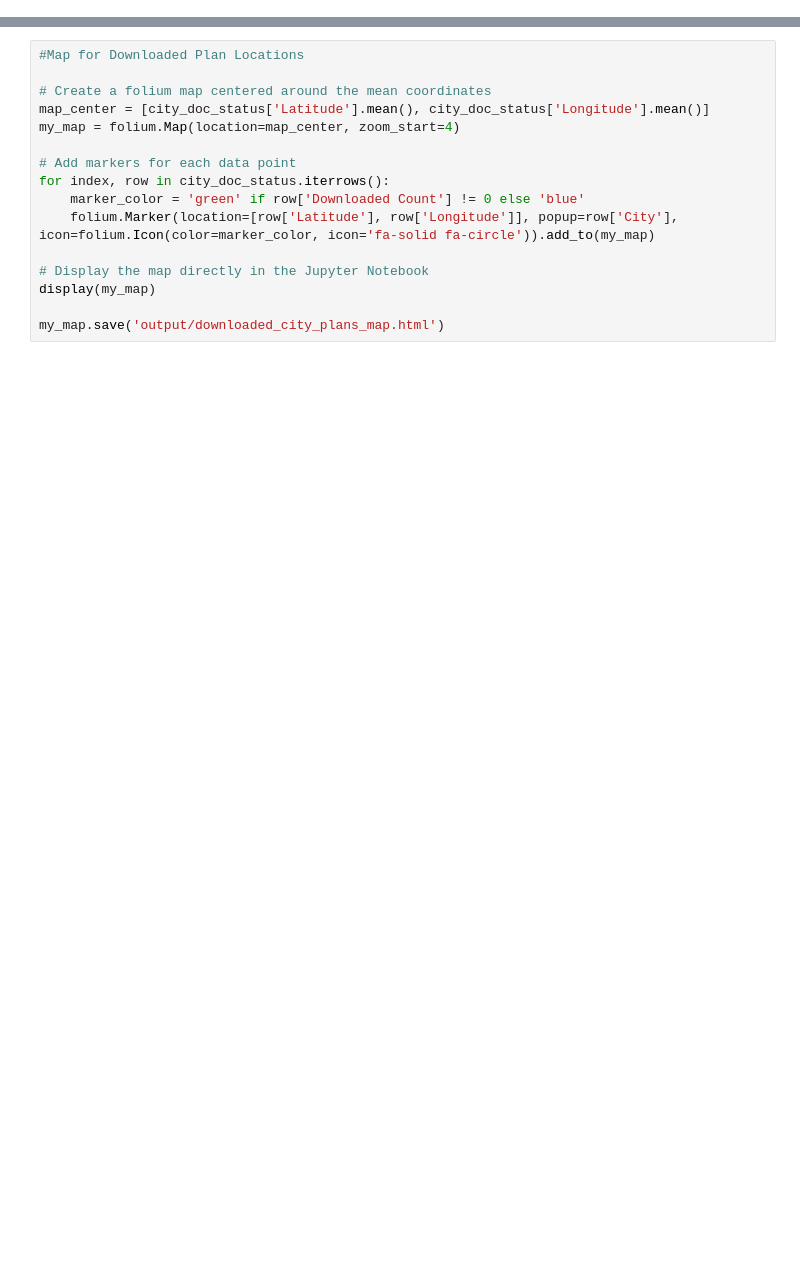
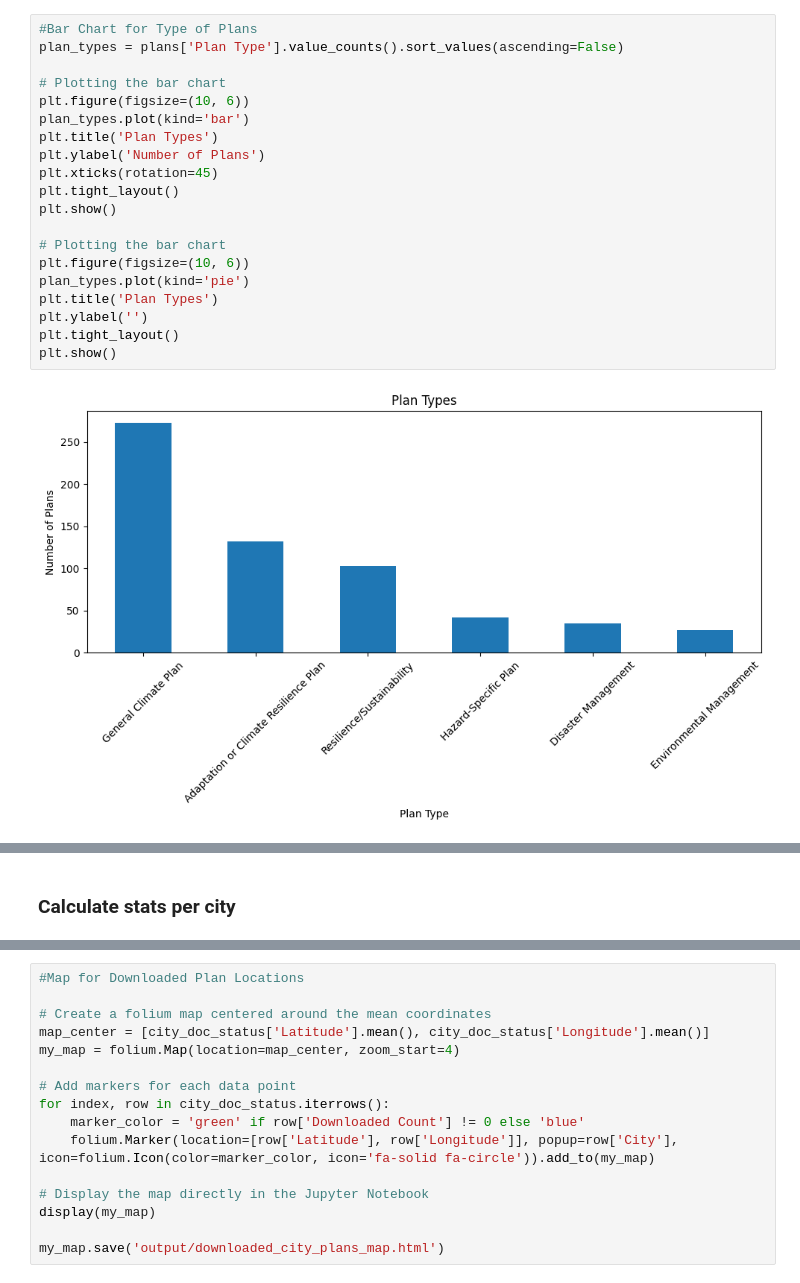
Before and after one commit to sruti/urban-adaptation-nlp, a Jupyter notebook: plan_stats.ipynb, the cells around one changed output, grey strips where cells are left out. Saved outputs shown, nothing was run; the diff lists cells and outputs as text; blank space fills up the shorter version.

```diff
--- a/plan_stats.ipynb
+++ b/plan_stats.ipynb
@@ -12,0 +125,22 @@ plans
+# %%
+#Bar Chart for Type of Plans
+plan_types = plans['Plan Type'].value_counts().sort_values(ascending=False)
+
+# Plotting the bar chart
+plt.figure(figsize=(10, 6))
+plan_types.plot(kind='bar')
+plt.title('Plan Types')
+plt.ylabel('Number of Plans')
+plt.xticks(rotation=45)
+plt.tight_layout()
+plt.show()
+
+# Plotting the bar chart
+plt.figure(figsize=(10, 6))
+plan_types.plot(kind='pie')
+plt.title('Plan Types')
+plt.ylabel('')
+plt.tight_layout()
+plt.show()
+# %% [output]
+[figure, added]
@@ -12,0 +148,2 @@ plans
+# %% [markdown]
+### Calculate stats per city
```
Also changed, not shown: parts of 28 cells of this notebook, 2 other files.
